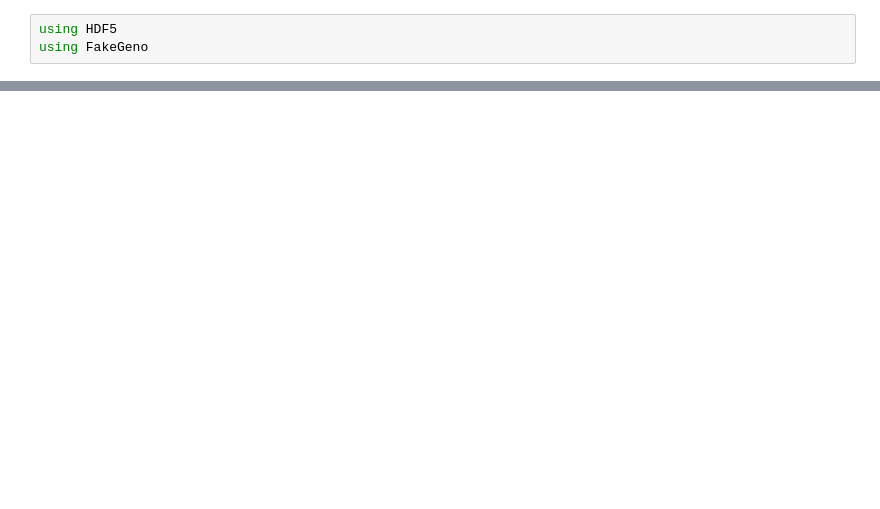
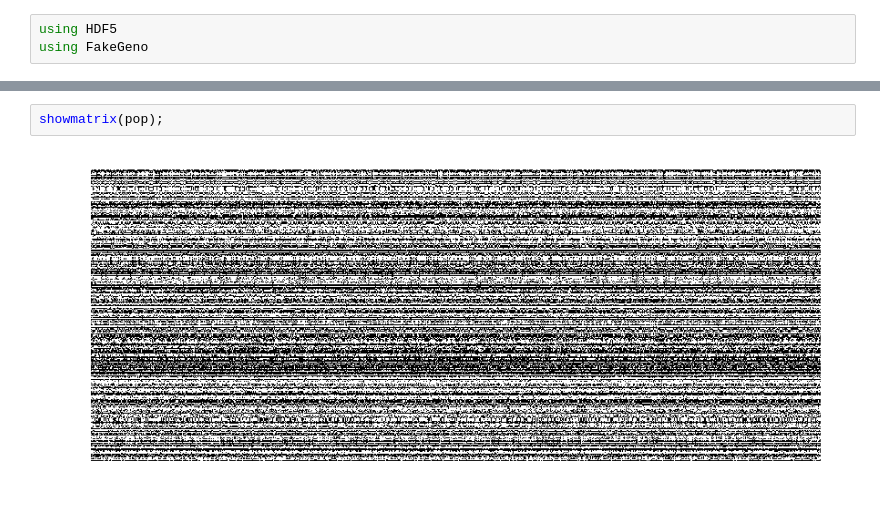
Before and after one commit to jonalm/FakeGeno, a Jupyter notebook: storepop.ipynb, the cells around one changed output, grey strips where cells are left out. Cells and saved outputs as stored; diff of their text form; blank space fills up the shorter version.

```diff
--- a/storepop.ipynb
+++ b/storepop.ipynb
@@ -26,0 +43,4 @@ evolving population ...  4%  ETA: 0:11:51
+# %%
+showmatrix(pop);
+# %% [output]
+[figure, added]
```
Also changed, not shown: parts of 4 cells of this notebook.
